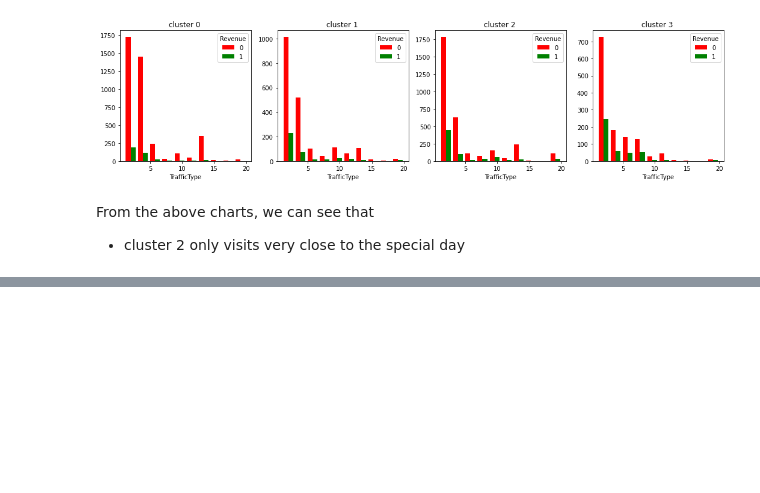
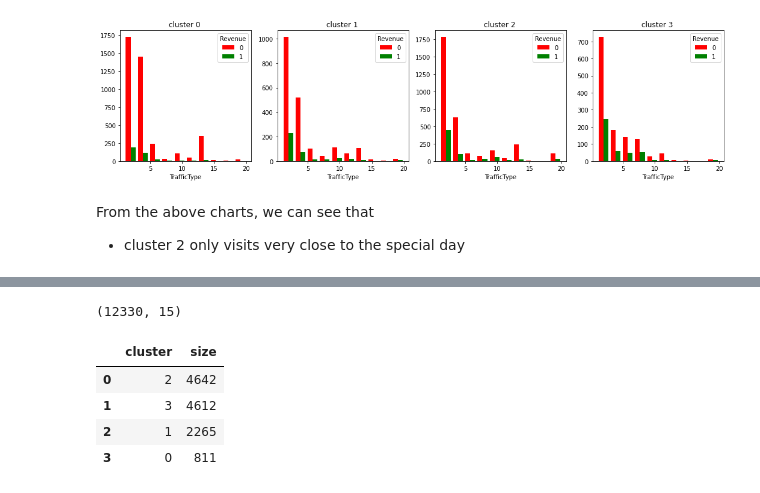
Before and after one commit to AsiehH/MLE-7, a Jupyter notebook: assignments/midterm/nb/midterm.ipynb, the cells around one changed output, grey strips where cells are left out. Saved outputs shown, nothing was run; the diff lists cells and outputs as text; code cells hidden in the pictures; blank space fills up the shorter version.

```diff
--- a/assignments/midterm/nb/midterm.ipynb
+++ b/assignments/midterm/nb/midterm.ipynb
@@ -513,0 +501,5 @@ From the above charts, we can see that
+# %%
+X_scaled = np.hstack([X_num,X[cat_features]])
+X_scaled.shape
+# %% [output]
+(12330, 15)
@@ -513,0 +512,9 @@ From the above charts, we can see that
+# %%
+clusters_size_kproto = pd.DataFrame(kproto_clusters, columns=['cluster']).value_counts().reset_index().rename(columns={0:'size'})
+clusters_size_kproto
+# %% [output]
+|  | cluster | size |
+| 0 | 2 | 4642 |
+| 1 | 3 | 4612 |
+| 2 | 1 | 2265 |
+| 3 | 0 | 811 |
```
Also changed, not shown: parts of 23 cells of this notebook.
